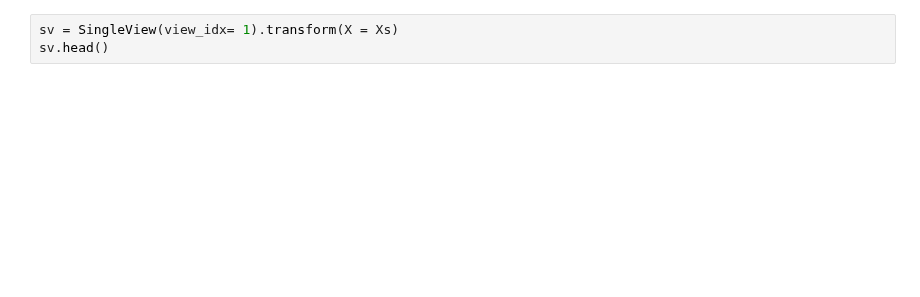
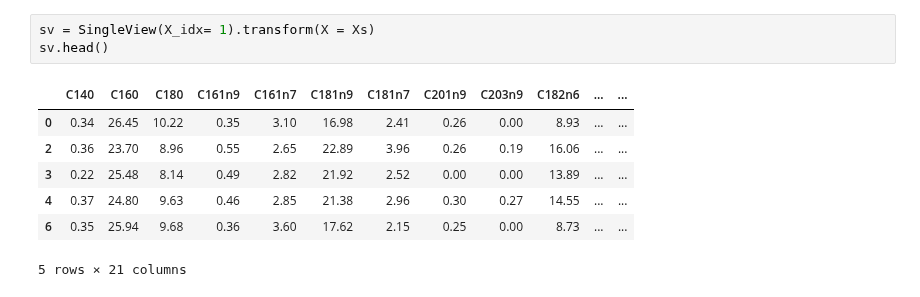
Before and after one commit to RafRomB/imml, a Jupyter notebook: examples/basic_tutorial.ipynb, the cells around one changed output. Cells and saved outputs as stored; diff of their text form; blank space fills up the shorter version.

```diff
--- a/examples/basic_tutorial.ipynb
+++ b/examples/basic_tutorial.ipynb
@@ -83,4 +89,12 @@ TypeError: DropView.__init__() got an unexpected keyword argument 'view_idx'
 # %%
-sv = SingleView(view_idx= 1).transform(X = Xs)
+sv = SingleView(X_idx= 1).transform(X = Xs)
 sv.head()
+# %% [output]
+|  | C140 | C160 | C180 | C161n9 | C161n7 | C181n9 | C181n7 | C201n9 | C203n9 | C182n6 | ... | ... |
+| 0 | 0.34 | 26.45 | 10.22 | 0.35 | 3.10 | 16.98 | 2.41 | 0.26 | 0.00 | 8.93 | ... | ... |
+| 2 | 0.36 | 23.70 | 8.96 | 0.55 | 2.65 | 22.89 | 3.96 | 0.26 | 0.19 | 16.06 | ... | ... |
+| 3 | 0.22 | 25.48 | 8.14 | 0.49 | 2.82 | 21.92 | 2.52 | 0.00 | 0.00 | 13.89 | ... | ... |
+| 4 | 0.37 | 24.80 | 9.63 | 0.46 | 2.85 | 21.38 | 2.96 | 0.30 | 0.27 | 14.55 | ... | ... |
+| 6 | 0.35 | 25.94 | 9.68 | 0.36 | 3.60 | 17.62 | 2.15 | 0.25 | 0.00 | 8.73 | ... | ... |
+5 rows × 21 columns
 # %%
```
Also changed, not shown: parts of 8 cells of this notebook, 32 other files.
